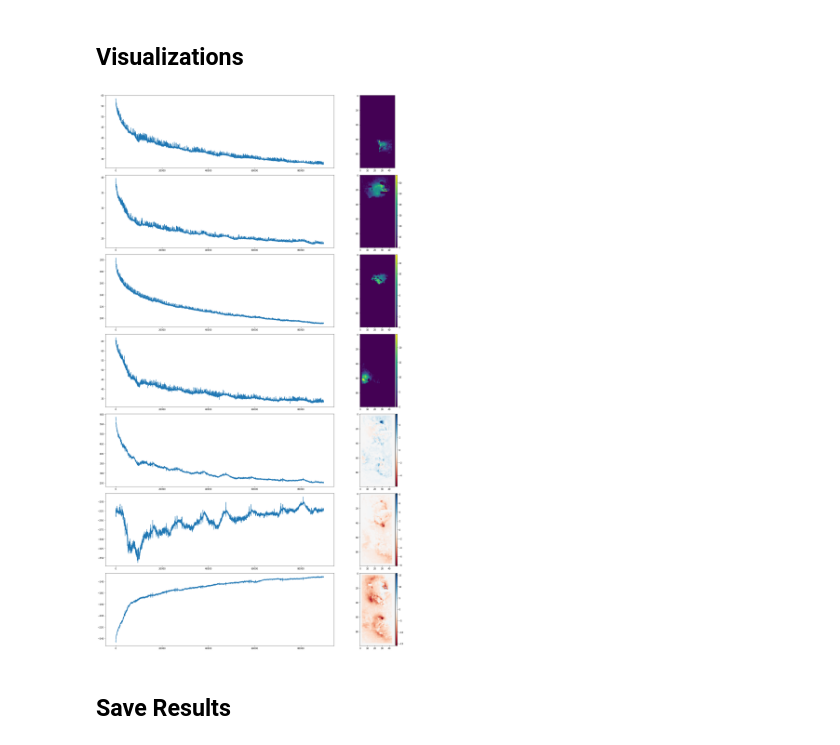
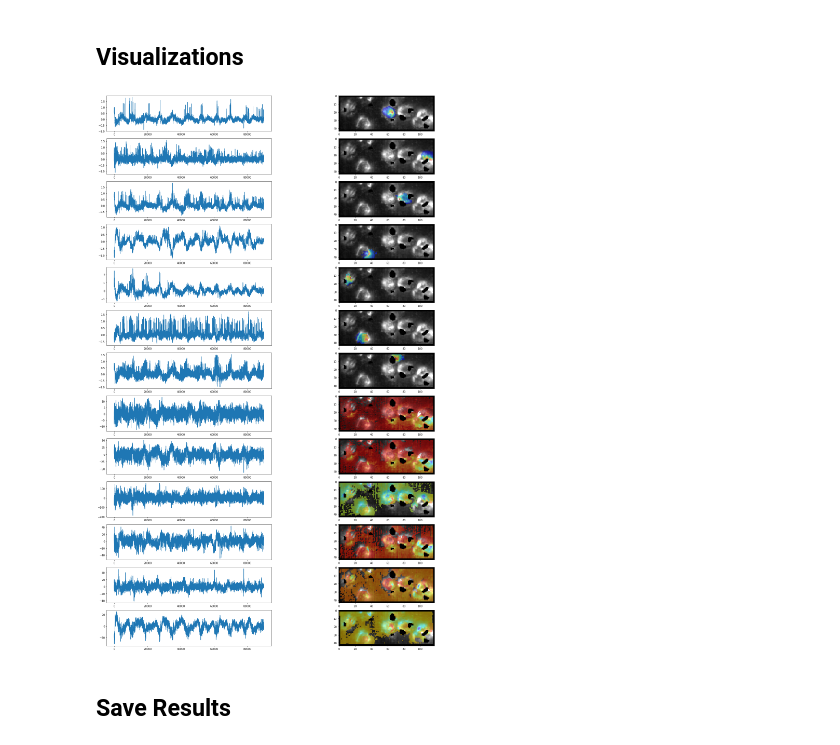
Before and after one commit to adamcohenlab/invivo-imaging, a Jupyter notebook: demix/demix.ipynb, the cells around one changed output. Cells and saved outputs as stored; diff of their text form; code cells hidden in the pictures.

```diff
--- a/demix/demix.ipynb
+++ b/demix/demix.ipynb
@@ -248,10 +325,14 @@ for cell_num in range(cell_ct):
 # %%
 # plot all background traces and footprints
+bg_rank = fb.shape[1]
 
 plt.figure(figsize=(25,3*bg_rank))
+
 for bkgd_num in range(bg_rank):
     plt.subplot(bg_rank,2,2*bkgd_num+1)
-    plt.plot(rlt["fin_rlt"]["ff"][:,bkgd_num])
+    plt.plot(ff[:,bkgd_num])
+
+    bkgd_comp = fb[:,bkgd_num].reshape(movB.shape[1::-1]).transpose(1,0)
     plt.subplot(bg_rank,2,2*bkgd_num+2)
-    io.imshow(rlt["fin_rlt"]["fb"][:,bkgd_num].reshape(movB.shape[1::-1]).transpose(1,0))
+    io.imshow(bkgd_comp)
 # %% [output]
@@ -259,16 +347,16 @@ for bkgd_num in range(bg_rank):
 # %% [markdown]
 ## Choose Cells and Recover Temporal Correlation Structures
 # %%
-final_cells = (4,7,8,12) # good cell components to keep
+final_cells = range(7)
+
 nCells = len(final_cells)
 
 Y = movB.transpose(1,0,2).reshape(movB.shape[0] * movB.shape[1], movB.shape[2])
-X = np.hstack((rlt["fin_rlt"]["a"] * rlt["fin_rlt"]["c"][300,:],
-               rlt["fin_rlt"]["fb"] * rlt["fin_rlt"]["ff"][300,:]))
+X = np.hstack((a * c[300,:],
+               fb * ff[300,:]))
 
 w = np.linalg.lstsq(np.hstack((X[:,final_cells],np.ones(X[:,:1].shape))), X[:,-bg_rank:])[0]
 
 X2 = np.zeros((X.shape[0],nCells + bg_rank))
-X2[:,:nCells] = X[:,final_cells] + X[:,final_cells] * np.repeat(np.expand_dims(np.sum(w[:nCells,:],axis=1),axis=1)
-                                                        .transpose(1,0),X.shape[0],axis=0)
+X2[:,:nCells] = X[:,final_cells]
 X2[:,nCells:] = X[:,-bg_rank:] - X[:,final_cells] @ w[:nCells,:]
@@ -275,11 +366,15 @@ X2[:,nCells:] = X[:,-bg_rank:] - X[:,final_cells] @ w[:nCells,:]
 # %% [markdown]
 ## Reload Trend (Skip if not using Optopatch Stim)
 # %%
-trend = io.imread(path + '/trend.tif')
-plt.imshow(np.mean(trend,axis=2))
-trendB = trend.reshape(int(trend.shape[0]/2),2,int(trend.shape[1]/2),2,trend.shape[2])
-trendB = np.mean(np.mean(trendB,axis=1),axis=2)#[60:80,15:40,:]
-trendB.shape
+proc = input('Do you want to load a trend? (y/n) ');
 
-Y = (movB+trendB).transpose(1,0,2).reshape(movB.shape[0] * movB.shape[1], movB.shape[2])
+if proc.lower() == 'y':
+    trend = io.imread(path + '/trend.tif')
+    plt.imshow(np.mean(trend,axis=2))
+    trendB = trend.reshape(int(trend.shape[0]/2),2,int(trend.shape[1]/2),2,trend.shape[2])
+    trendB = np.mean(np.mean(trendB,axis=1),axis=2)
+    trendB.shape
+
+    Y = (movB+trendB).transpose(1,0,2).reshape(movB.shape[0] * movB.shape[1], movB.shape[2])
+    print('Trend reloaded!')
 # %% [output]
@@ -297,15 +391,22 @@ To use the future default and silence this warning we advise to pass `rcond=None
 ## Visualizations
 # %%
 num_traces = beta_hat2.shape[0]
-plt.figure(figsize=(25,5*num_traces))
+plt.figure(figsize=(25,3*num_traces))
+ref_im = np.std(movB,axis=2)#.transpose(1,0)
 
 for idx in range(num_traces):
     plt.subplot(num_traces,2,2*idx+1)
     plt.plot(beta_hat2[idx,:])
+
     plt.subplot(num_traces,2,2*idx+2)
-    io.imshow(X2[:,idx].reshape(movB.shape[1::-1]).transpose(1,0))
+    lower,upper = np.percentile(ref_im.flatten(),[1, 99])
+    plt.imshow(ref_im,cmap='gray',interpolation='none',clim=[lower,upper])
+
+    cell_loc = X2[:,idx].reshape(movB.shape[1::-1]).transpose(1,0)
+    cell_loc = np.ma.masked_where(abs(cell_loc) < 1e-8, cell_loc)
+    plt.imshow(cell_loc,cmap='jet',alpha=0.5)
 # %% [output]
-[figure, old version]
+[figure, new version]
 # %% [markdown]
 ## Save Results
 # %%
```
Also changed, not shown: parts of 33 cells of this notebook, 4 other files.
